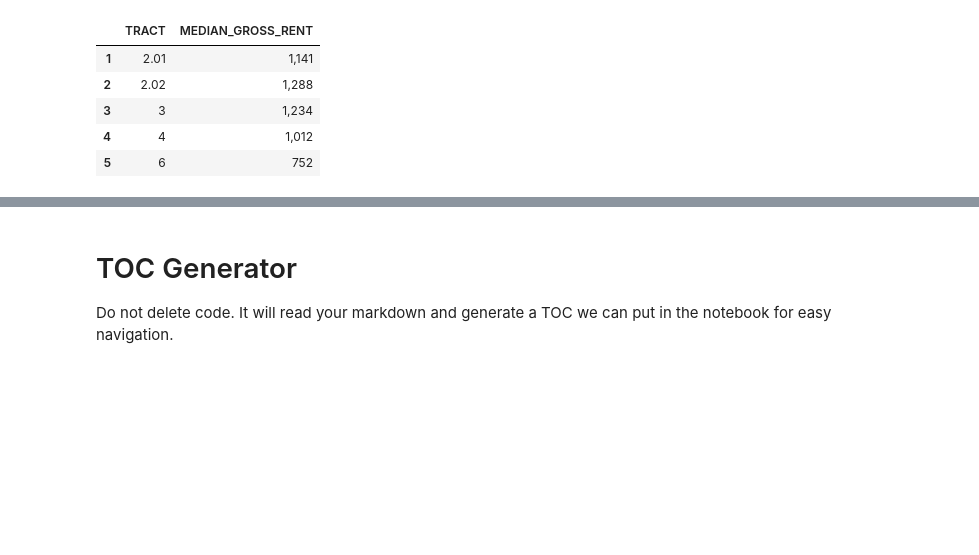
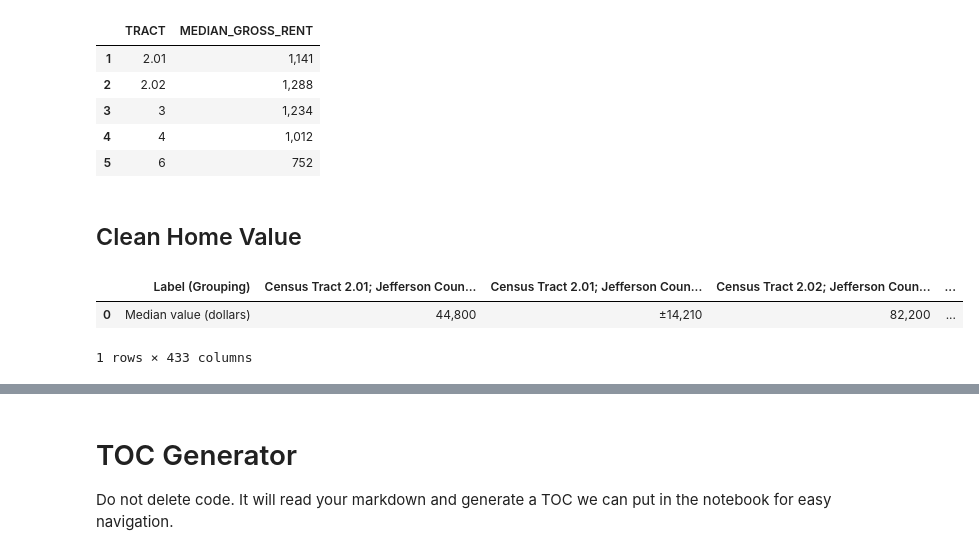
Before and after one commit to Code-You-Contributors/HUD_data_master, a Jupyter notebook: Curtis/curtis.ipynb, the cells around one changed output, grey strips where cells are left out. Saved outputs shown, nothing was run; the diff lists cells and outputs as text; code cells hidden in the pictures; blank space fills up the shorter version.

```diff
--- a/Curtis/curtis.ipynb
+++ b/Curtis/curtis.ipynb
@@ -244,3 +244,13 @@ df_rent.head()
 # %%
 # Output clean file
 df_rent.to_csv("../Curtis/data/processed/rent_clean.csv", index = True)
+# %% [markdown]
+## Clean Home Value
+# %%
+df_home_value = pd.read_csv('../Curtis/data/raw/acs_2024_jefferson_median_home_value_by_tract_b25077.csv')
+
+df_home_value.head()
+# %% [output]
+|  | Label (Grouping) | Census Tract 2.01; Jefferson Coun... | Census Tract 2.01; Jefferson Coun... | Census Tract 2.02; Jefferson Coun... | ... |
+| 0 | Median value (dollars) | 44,800 | ±14,210 | 82,200 | ... |
+1 rows × 433 columns
```
Also changed, not shown: parts of 4 cells of this notebook, 1 other file.
